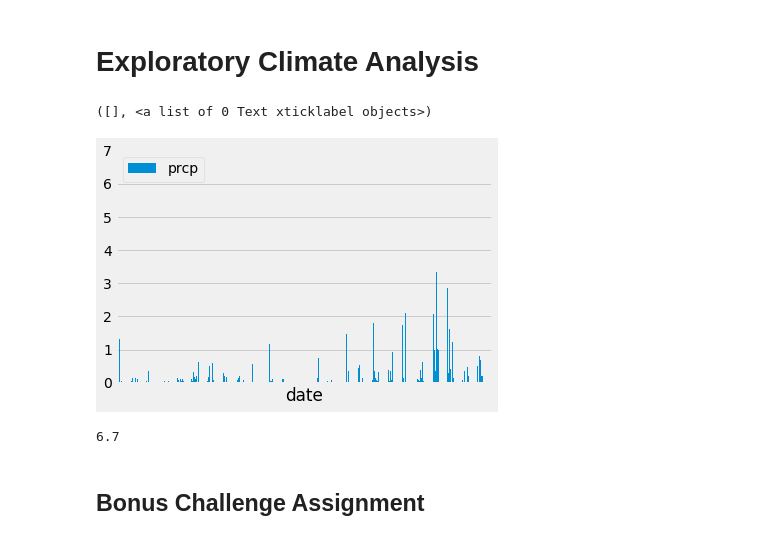
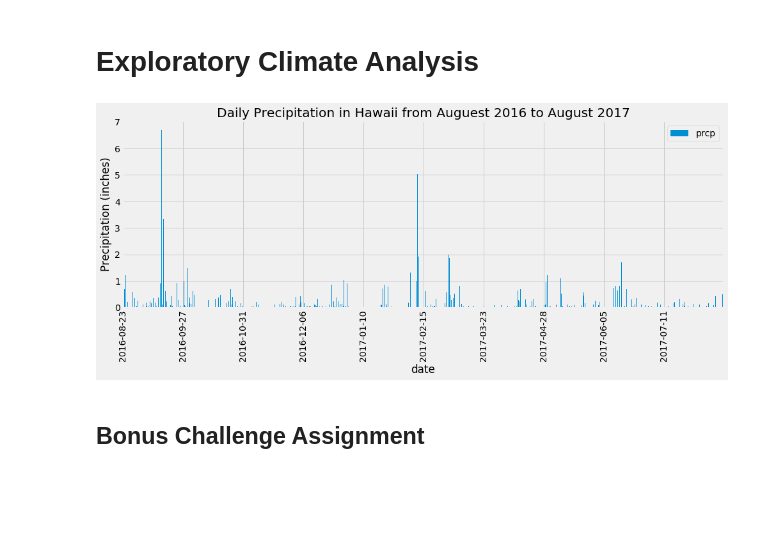
Before and after one commit to coconutpep/Hawaii-Weather-Visualization, a Jupyter notebook: climate.ipynb, the cells around one changed output. Drawn from its saved outputs; the diff is of its cells as text; code cells hidden in the pictures; blank space fills up the shorter version.

Commit message:
chart for daily prcp from 08-2016 to 08-2017

```diff
--- a/climate.ipynb
+++ b/climate.ipynb
@@ -41,19 +41,18 @@ session = Session(engine)
 # %%
 # Design a query to retrieve the last 12 months of precipitation data and plot the results
 # Query database for data & prcp add to panda df
-measurement_df = pd.read_sql('SELECT date, prcp FROM measurement WHERE date BETWEEN "2016-08-23" AND "2017-08-23"', conn)
+measurement_df = pd.read_sql('SELECT date, prcp FROM measurement WHERE date BETWEEN "2016-08-23" AND "2017-08-23" ORDER BY date ASC', conn)
 # Set index to date
+dates = measurement_df.date
 measurement_df.set_index('date', inplace=True)
 # Plot data
-measurement_df.plot(kind='bar')
-plt.xticks([])
+measurement_df.plot(kind='bar', figsize=(15,5), title='Daily Precipitation in Hawaii from Auguest 2016 to August 2017', )
+plt.xticks(range(0,2230,223), labels=dates[0:2229:223])
+plt.ylabel('Precipitation (inches)')
+plt.savefig('charts/dailyprcp.png', bbox_inches='tight')
+plt.show()
 # %% [output]
-([], <a list of 0 Text xticklabel objects>)
-[figure, old version]
+[figure, new version]
-# %%
-measurement_df['prcp'].max()
-# %% [output]
-6.7
 # %%
 # Use Pandas to calcualte the summary statistics for the precipitation data
 # %%
```
Also changed, not shown: 1 other file.
